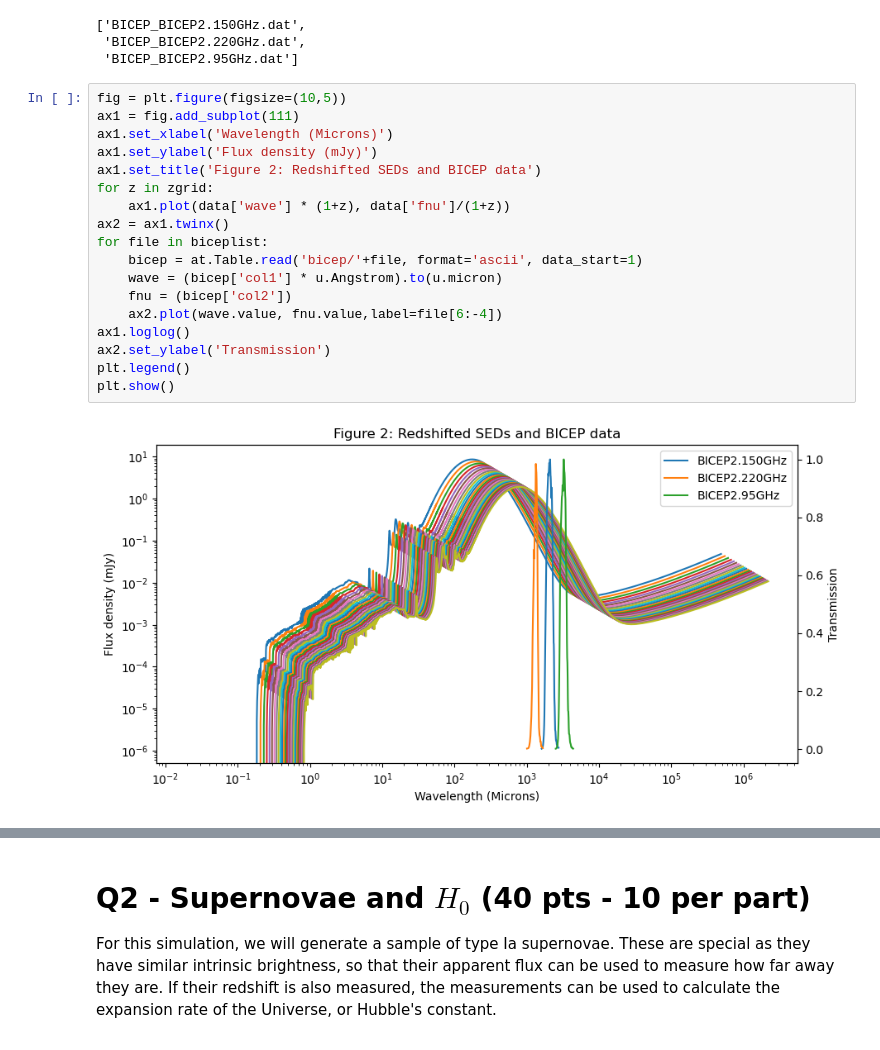
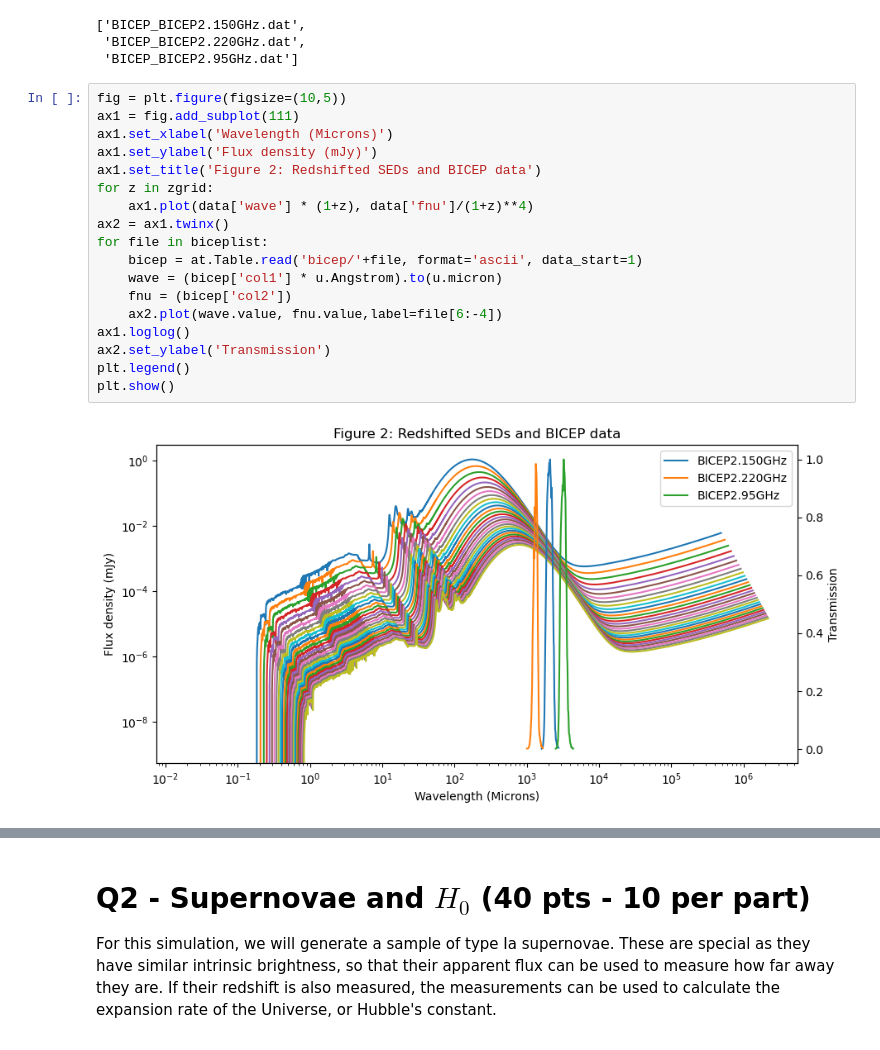
Before and after one commit to gnarayan/ast503_2024_Fall, a Jupyter notebook: homework/VarunSatish/hw2/HW2_ASTR503_VarunSatish.ipynb, the cells around one changed output, grey strips where cells are left out. Cells and saved outputs as stored; diff of their text form.

```diff
--- a/homework/VarunSatish/hw2/HW2_ASTR503_VarunSatish.ipynb
+++ b/homework/VarunSatish/hw2/HW2_ASTR503_VarunSatish.ipynb
@@ -126,20 +129,20 @@ biceplist
 # %%
 fig = plt.figure(figsize=(10,5))
 ax1 = fig.add_subplot(111)
 ax1.set_xlabel('Wavelength (Microns)')
 ax1.set_ylabel('Flux density (mJy)')
 ax1.set_title('Figure 2: Redshifted SEDs and BICEP data')
 for z in zgrid:
-    ax1.plot(data['wave'] * (1+z), data['fnu']/(1+z))
+    ax1.plot(data['wave'] * (1+z), data['fnu']/(1+z)**4)
 ax2 = ax1.twinx()
 for file in biceplist:
     bicep = at.Table.read('bicep/'+file, format='ascii', data_start=1)
     wave = (bicep['col1'] * u.Angstrom).to(u.micron)
     fnu = (bicep['col2'])
     ax2.plot(wave.value, fnu.value,label=file[6:-4])
 ax1.loglog()
 ax2.set_ylabel('Transmission')
 plt.legend()
 plt.show()
 # %% [output]
-[figure, old version]
+[figure, new version]
```
Also changed, not shown: parts of 6 cells of this notebook.
